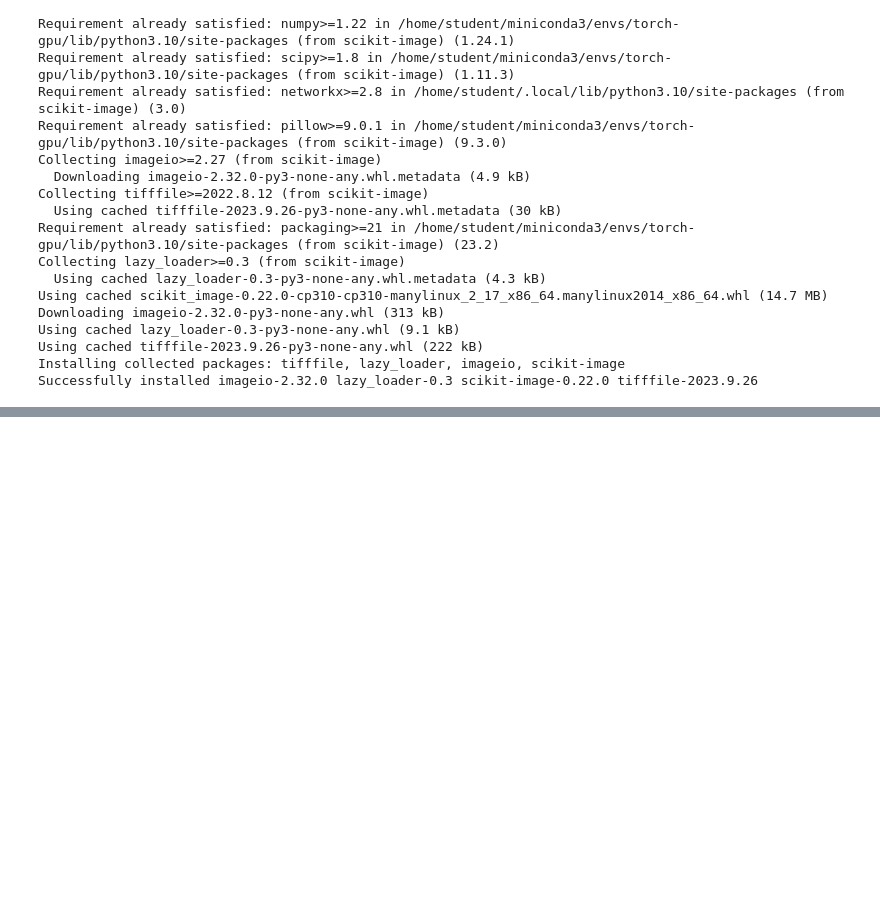
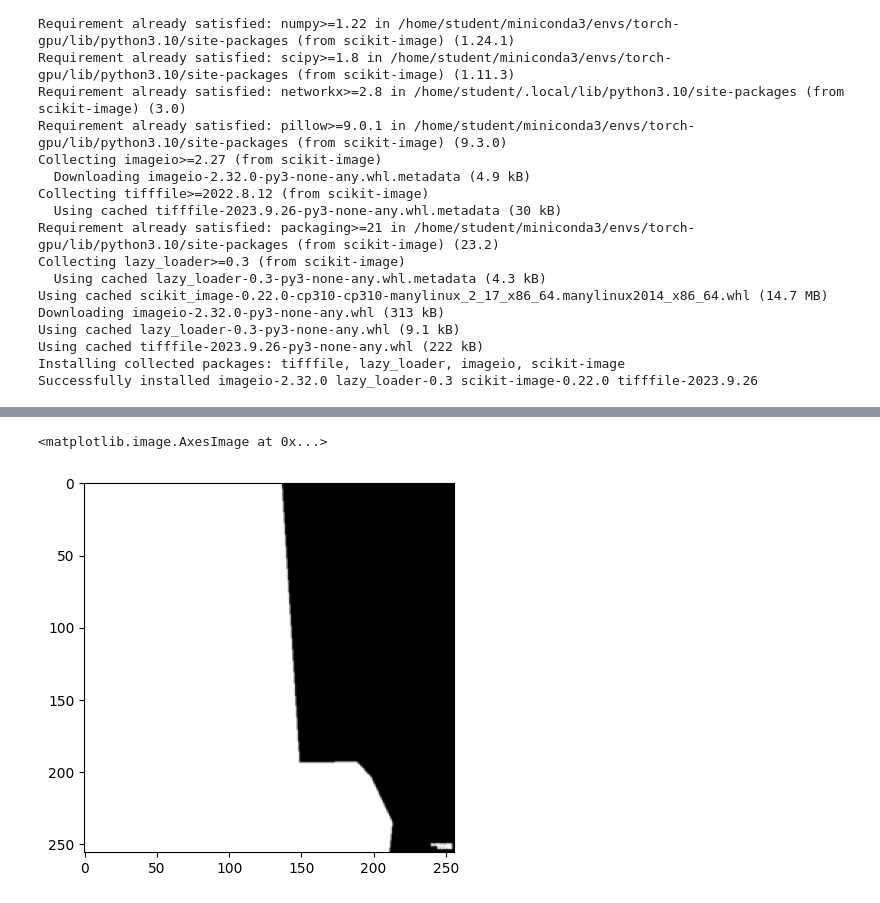
Before and after one commit to W1ckedD/TactileCycleGAN, a Jupyter notebook: test.ipynb, the cells around one changed output, grey strips where cells are left out. Saved outputs shown, nothing was run; the diff lists cells and outputs as text; code cells hidden in the pictures; blank space fills up the shorter version.

```diff
--- a/test.ipynb
+++ b/test.ipynb
@@ -111,0 +141,5 @@ Successfully installed imageio-2.32.0 lazy_loader-0.3 scikit-image-0.22.0 tifffi
+# %%
+plt.imshow(real_B[:, :, 1], cmap='gray')
+# %% [output]
+<matplotlib.image.AxesImage at 0x...>
+[figure, added]
```
Also changed, not shown: parts of 15 cells of this notebook, 4 other files.
